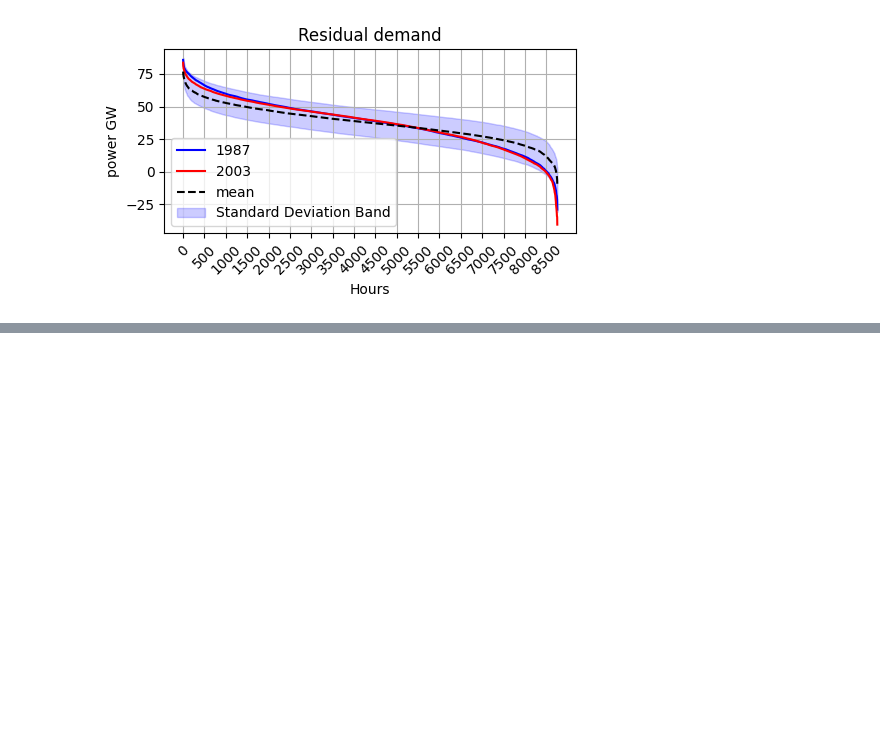
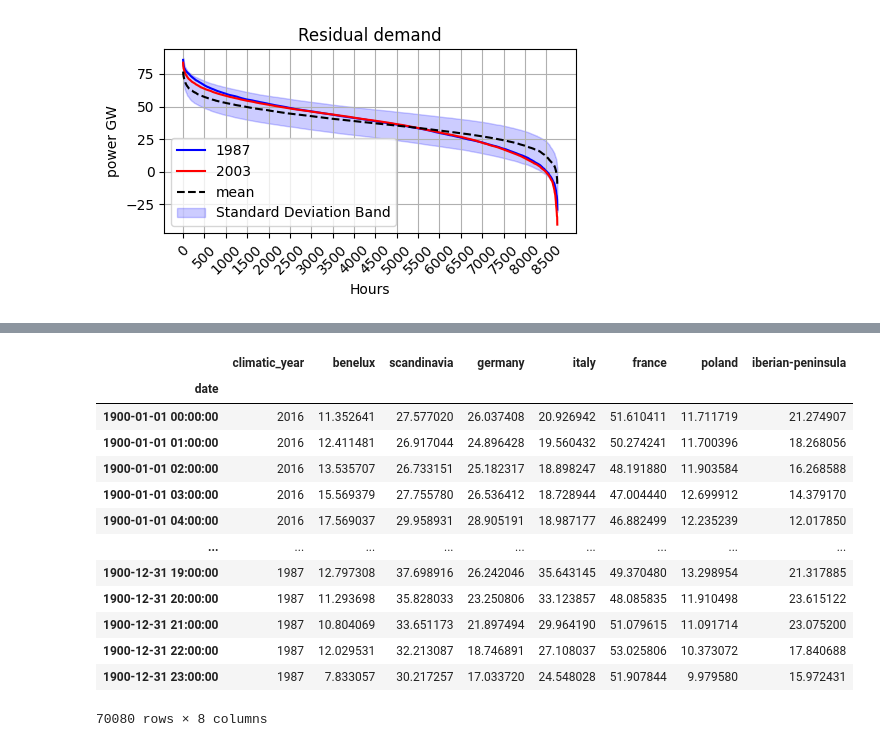
Before and after one commit to olivierjuanedf/planning-the-european-electric-system-europe2, a Jupyter notebook: plot.ipynb, the cells around one changed output, grey strips where cells are left out. Cells and saved outputs as stored; diff of their text form; code cells hidden in the pictures; blank space fills up the shorter version.

```diff
--- a/plot.ipynb
+++ b/plot.ipynb
@@ -250,0 +297,38 @@ plt.show()
+# %%
+CAPA_COUNTRIES = {
+    "benelux":{
+        "Solar":47892.74,
+        "Wind Offshore":8399.00,
+        "Wind Onshore":10898.05
+        },
+    "france":{
+        "Solar":18184.99,
+        "Wind Offshore":2015.00,
+        "Wind Onshore":24058.99
+        },
+    "germany":{
+        "Solar":88447.85,
+        "Wind Offshore":11105.00,
+        "Wind Onshore":69017.40
+        },
+    "iberian-peninsula":{
+        "Solar":40177.08,
+        "Wind Offshore":88.00,
+        "Wind Onshore":41216.73
+        },
+    "italy":{
+        "Solar":39954.39,
+        "Wind Offshore":790.70,
+        "Wind Onshore":14512.02
+        },
+    "poland":{
+        "Solar":16049.00,
+        "Wind Offshore":0.,
+        "Wind Onshore":10930.32
+        },
+    "scandinavia":{
+        "Solar":12108.45,
+        "Wind Offshore":2447.30,
+        "Wind Onshore":39318.31
+        },
+}
@@ -250,0 +439,21 @@ plt.show()
+# %%
+df_demand_res = df_demand_agg.copy()
+order = df_demand_res.columns
+df_prod_agg = df_prod_agg.loc[:,order]
+df_demand_res.loc[:,df_demand_res.columns[1:]] = df_demand_res.loc[:,df_demand_res.columns[1:]].sub(df_prod_agg.loc[:,df_prod_agg.columns[1:]])
+df_demand_res
+# %% [output]
+|  | climatic_year | benelux | scandinavia | germany | italy | france | poland | iberian-peninsula |
+| date |  |  |  |  |  |  |  |  |
+| 1900-01-01 00:00:00 | 2016 | 11.352641 | 27.577020 | 26.037408 | 20.926942 | 51.610411 | 11.711719 | 21.274907 |
+| 1900-01-01 01:00:00 | 2016 | 12.411481 | 26.917044 | 24.896428 | 19.560432 | 50.274241 | 11.700396 | 18.268056 |
+| 1900-01-01 02:00:00 | 2016 | 13.535707 | 26.733151 | 25.182317 | 18.898247 | 48.191880 | 11.903584 | 16.268588 |
+| 1900-01-01 03:00:00 | 2016 | 15.569379 | 27.755780 | 26.536412 | 18.728944 | 47.004440 | 12.699912 | 14.379170 |
+| 1900-01-01 04:00:00 | 2016 | 17.569037 | 29.958931 | 28.905191 | 18.987177 | 46.882499 | 12.235239 | 12.017850 |
+| ... | ... | ... | ... | ... | ... | ... | ... | ... |
+| 1900-12-31 19:00:00 | 1987 | 12.797308 | 37.698916 | 26.242046 | 35.643145 | 49.370480 | 13.298954 | 21.317885 |
+| 1900-12-31 20:00:00 | 1987 | 11.293698 | 35.828033 | 23.250806 | 33.123857 | 48.085835 | 11.910498 | 23.615122 |
+| 1900-12-31 21:00:00 | 1987 | 10.804069 | 33.651173 | 21.897494 | 29.964190 | 51.079615 | 11.091714 | 23.075200 |
+| 1900-12-31 22:00:00 | 1987 | 12.029531 | 32.213087 | 18.746891 | 27.108037 | 53.025806 | 10.373072 | 17.840688 |
+| 1900-12-31 23:00:00 | 1987 | 7.833057 | 30.217257 | 17.033720 | 24.548028 | 51.907844 | 9.979580 | 15.972431 |
+70080 rows × 8 columns
```
Also changed, not shown: parts of 8 cells of this notebook, 2 other files.
